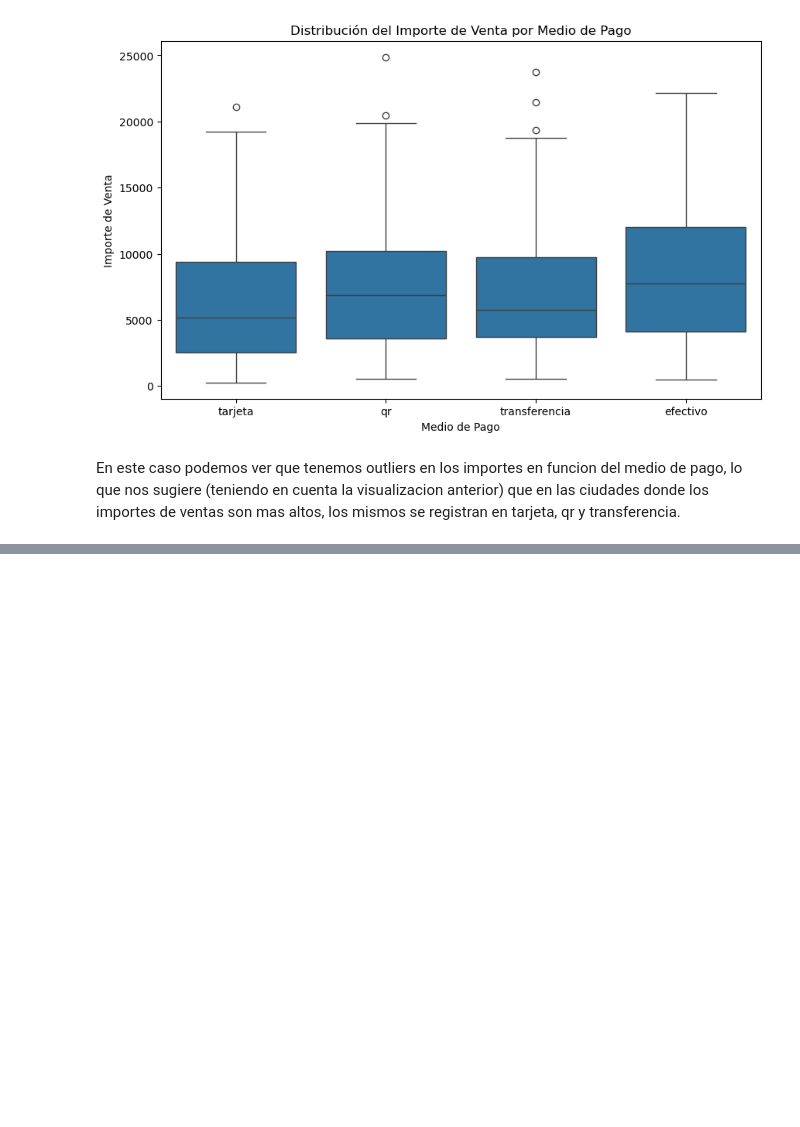
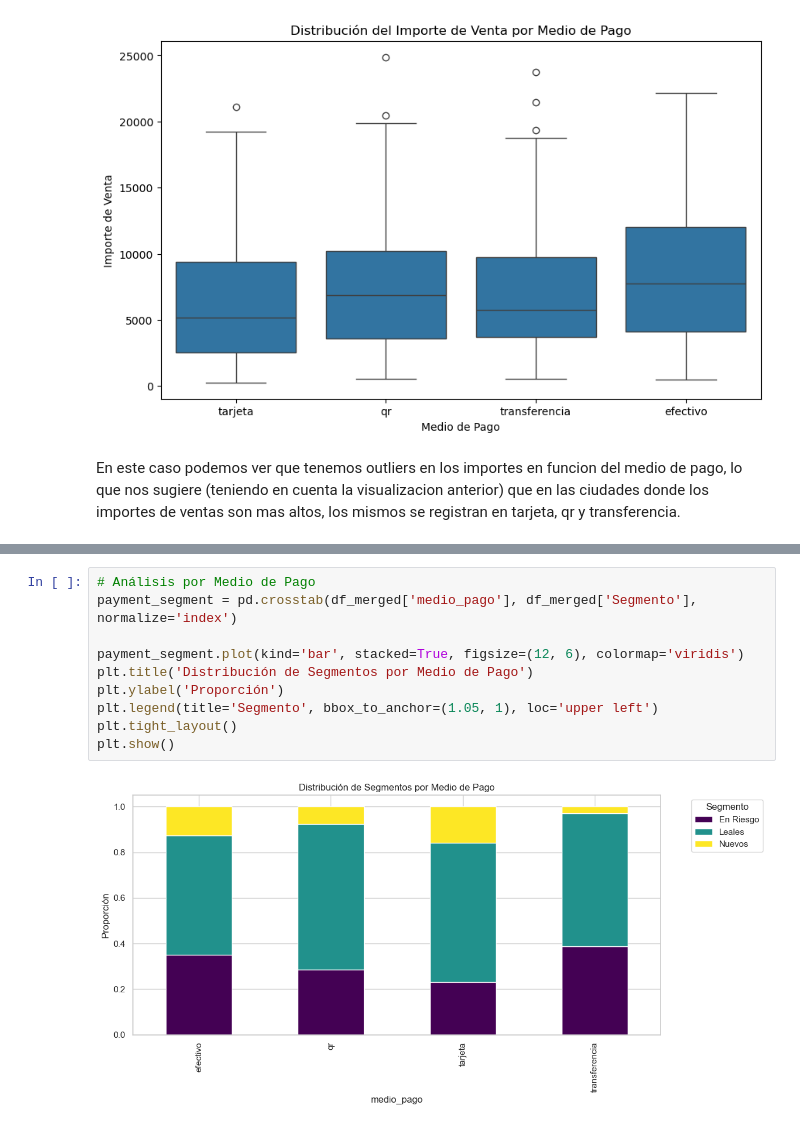
Before and after one commit to javdlg/analisis-ml-tienda-minorista, a Jupyter notebook: analisis-ml-tienda-minorista.ipynb, the cells around one changed output, grey strips where cells are left out. Drawn from its saved outputs; the diff is of its cells as text; blank space fills up the shorter version.

```diff
--- a/analisis-ml-tienda-minorista.ipynb
+++ b/analisis-ml-tienda-minorista.ipynb
@@ -747,0 +947,12 @@ En este caso podemos ver que tenemos outliers en los importes en funcion del med
+# %%
+# Análisis por Medio de Pago
+payment_segment = pd.crosstab(df_merged['medio_pago'], df_merged['Segmento'], normalize='index')
+
+payment_segment.plot(kind='bar', stacked=True, figsize=(12, 6), colormap='viridis')
+plt.title('Distribución de Segmentos por Medio de Pago')
+plt.ylabel('Proporción')
+plt.legend(title='Segmento', bbox_to_anchor=(1.05, 1), loc='upper left')
+plt.tight_layout()
+plt.show()
+# %% [output]
+[figure, added]
```
Also changed, not shown: parts of 19 cells of this notebook, 12 other files.
